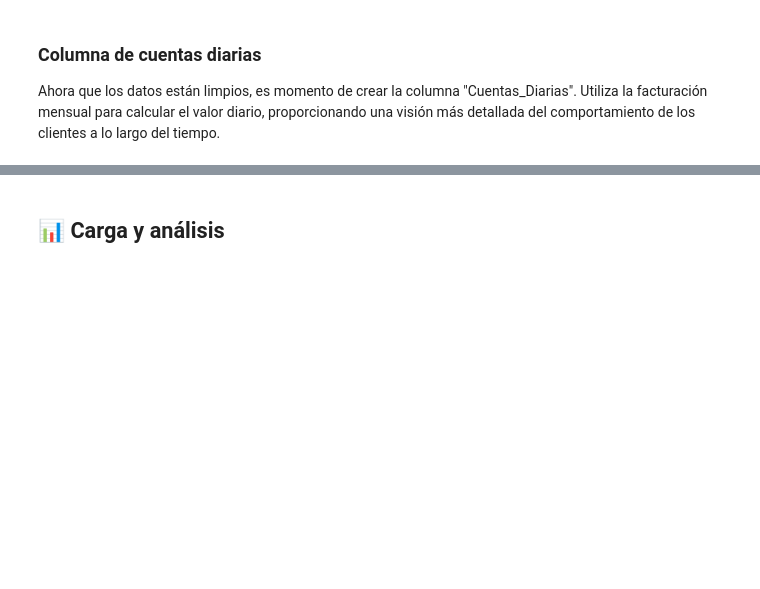
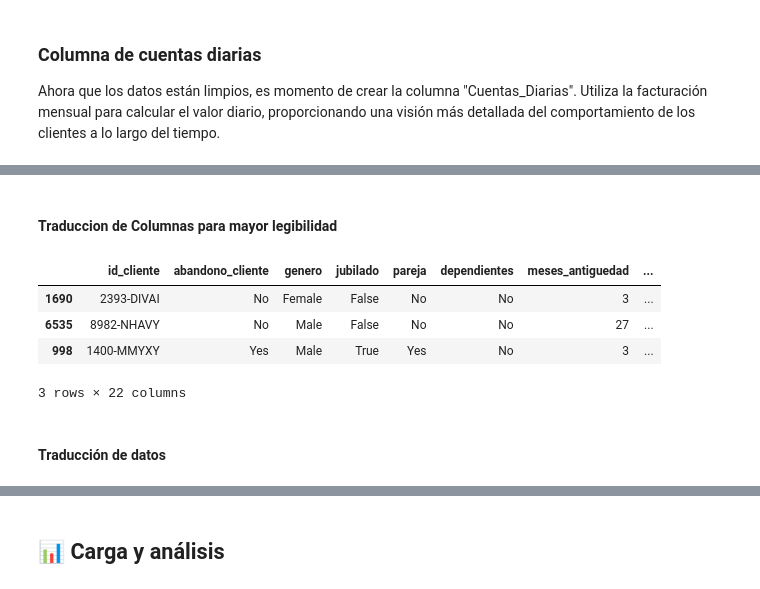
Before and after one commit to MigXDev/CS_Datos_I_DESAFIO_2, a Jupyter notebook: challenge2-data-science-LATAM-main/TelecomX_LATAM.ipynb, the cells around one changed output, grey strips where cells are left out. Saved outputs shown, nothing was run; the diff lists cells and outputs as text; code cells hidden in the pictures; blank space fills up the shorter version.

```diff
--- a/challenge2-data-science-LATAM-main/TelecomX_LATAM.ipynb
+++ b/challenge2-data-science-LATAM-main/TelecomX_LATAM.ipynb
@@ -671,0 +796,41 @@ Ahora que los datos están limpios, es momento de crear la columna "Cuentas_Diar
+# %% [markdown]
+#### Traduccion de Columnas para mayor legibilidad
+# %%
+# Diccionario de mapeo: inglés → español
+
+cols_es = {
+    'customerid'       : 'id_cliente',
+    'churn'            : 'abandono_cliente',
+    'gender'           : 'genero',
+    'seniorcitizen'    : 'jubilado',          # 1 si ≥65 años
+    'partner'          : 'pareja',
+    'dependents'       : 'dependientes',
+    'tenure'           : 'meses_antiguedad',
+    'phoneservice'     : 'servicio_telefono',
+    'multiplelines'    : 'extra.multiples_lineas',
+    'internetservice'  : 'servicio_internet',
+    'onlinesecurity'   : 'extra.seguridad_online',
+    'onlinebackup'     : 'extra.respaldo_online',
+    'deviceprotection' : 'extra.proteccion_dispositivo',
+    'techsupport'      : 'extra.soporte_tecnico',
+    'streamingtv'      : 'tv_streaming',
+    'streamingmovies'  : 'peliculas_streaming',
+    'contract'         : 'contrato_modalidad',
+    'paperlessbilling' : 'factura_digital',
+    'PaymentMethod'    : 'metodo_pago',
+    'charges.daily'    : 'cargo.diario',
+    'charges.monthly'  : 'cargo.mensual',
+    'charges.total'    : 'cargo.total'
+}
+
+df_Datos.rename(columns=cols_es, inplace=True)
+# %%
+df_Datos.sample(3)
+# %% [output]
+|  | id_cliente | abandono_cliente | genero | jubilado | pareja | dependientes | meses_antiguedad | ... |
+| 1690 | 2393-DIVAI | No | Female | False | No | No | 3 | ... |
+| 6535 | 8982-NHAVY | No | Male | False | No | No | 27 | ... |
+| 998 | 1400-MMYXY | Yes | Male | True | Yes | No | 3 | ... |
+3 rows × 22 columns
+# %% [markdown]
+#### Traducción de datos
```
Also changed, not shown: parts of 27 cells of this notebook.
